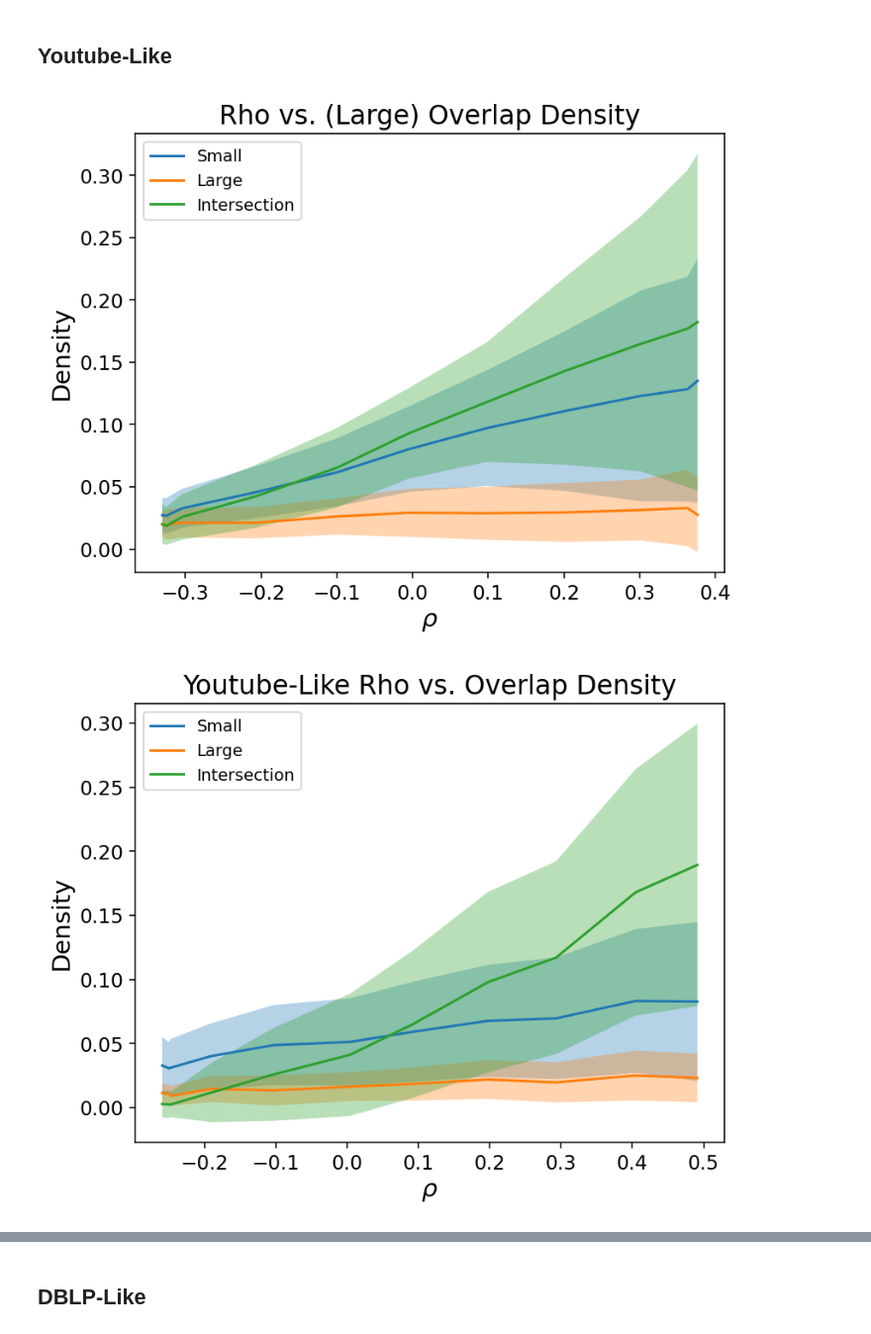
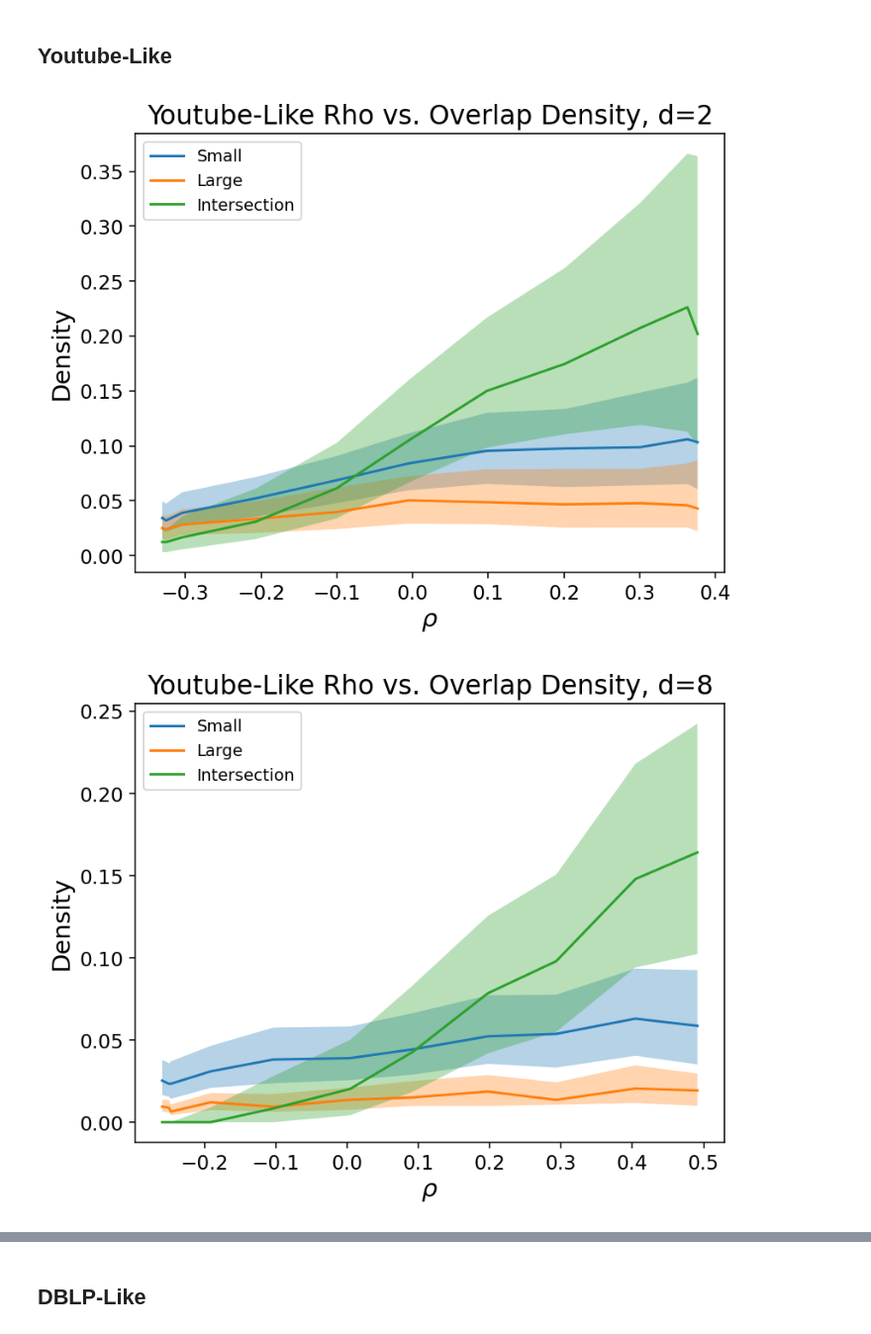
Before and after one commit to ftheberge/ABCDoo_Experiments, a Jupyter notebook: GraphProperties/density_vs_rho.ipynb, the cells around one changed output, grey strips where cells are left out. Shown at 99% size. Drawn from its saved outputs; the diff is of its cells as text; code cells hidden in the pictures.

Commit message:
Update plots and size bound

```diff
--- a/GraphProperties/density_vs_rho.ipynb
+++ b/GraphProperties/density_vs_rho.ipynb
@@ -12,17 +12,20 @@ def communities(comms):
             communities[c].add(i)
     return list(communities.values())
 
-def get_overlap_densities(g, coms, LARGE=25):
+def get_overlap_densities(g, coms, LARGE=50):
     large_overlaps = set()
     for i in range(len(coms)):
         for j in range(i):
-            if len(coms[i].intersection(coms[j])) >= LARGE:
+            intersection_size = len(coms[i].intersection(coms[j]))
+            if (intersection_size >= LARGE
+                and intersection_size < len(coms[i])/2
+                and intersection_size < len(coms[j])/2 ):
                 large_overlaps.add((i,j))
 
     small_density = []
     large_density = []
     intersection_density = []
-    for k, (i,j) in enumerate(large_overlaps):
+    for k, (i,j) in enumerate(tqdm(large_overlaps)):
         if len(coms[i]) < len(coms[j]):
             small_com = coms[i]
             large_com = coms[j]
@@ -44,7 +47,7 @@ def make_plot(graph_name, d, rhos, plot_name, LARGE=10):
     intersection_densities = []
     empirical_rhos = []
 
-    for rho in tqdm(rhos):
+    for rho in rhos:
         g, coms = load_abcdoo(f"{graph_name}_d{d}_rho{rho}_edge.dat", f"{graph_name}_d{d}_rho{rho}_com.dat")
         # Compute Overlap Densities
         s,l,i = get_overlap_densities(g, coms, LARGE=LARGE)
@@ -56,13 +59,17 @@ def make_plot(graph_name, d, rhos, plot_name, LARGE=10):
         degrees = np.array(g.degree())
         empirical_rhos.append(np.corrcoef(degrees, coms_per_node)[0, 1])
 
-    ms = np.array([np.mean(x) for x in small_densities])
-    ml = np.array([np.mean(x) for x in large_densities])
-    mi = np.array([np.mean(x) for x in intersection_densities])
+    ms = np.array([np.median(x) for x in small_densities])
+    ml = np.array([np.median(x) for x in large_densities])
+    mi = np.array([np.median(x) for x in intersection_densities])
 
-    stds = np.array([np.std(x) for x in small_densities])
-    stdl = np.array([np.std(x) for x in large_densities])
-    stdi = np.array([np.std(x) for x in intersection_densities])
+    q25s = np.array([np.quantile(x, 0.25) for x in small_densities])
+    q25l = np.array([np.quantile(x, 0.25) for x in large_densities])
+    q25i = np.array([np.quantile(x, 0.25) for x in intersection_densities])
+
+    q75s = np.array([np.quantile(x, 0.75) for x in small_densities])
+    q75l = np.array([np.quantile(x, 0.75) for x in large_densities])
+    q75i = np.array([np.quantile(x, 0.75) for x in intersection_densities])
 
     # Sort Empirical_rhos to make plot nicer
     empirical_rhos = np.array(empirical_rhos)
@@ -72,9 +79,9 @@ def make_plot(graph_name, d, rhos, plot_name, LARGE=10):
     plt.plot(empirical_rhos[s], ml[s], label="Large")
     plt.plot(empirical_rhos[s], mi[s], label="Intersection")
 
-    plt.fill_between(empirical_rhos[s], (ms-stds)[s], (ms+stds)[s], alpha=0.33)
-    plt.fill_between(empirical_rhos[s], (ml-stdl)[s], (ml+stdl)[s], alpha=0.33)
-    plt.fill_between(empirical_rhos[s], (mi-stdi)[s], (mi+stdi)[s], alpha=0.33)
+    plt.fill_between(empirical_rhos[s], q25s[s], q75s[s], alpha=0.33)
+    plt.fill_between(empirical_rhos[s], q25l[s], q75l[s], alpha=0.33)
+    plt.fill_between(empirical_rhos[s], q25i[s], q75i[s], alpha=0.33)
 
     plt.legend()
     plt.xlabel(r"$\rho$", fontsize=15)
@@ -89,17 +96,17 @@ def make_plot(graph_name, d, rhos, plot_name, LARGE=10):
 # %%
 d=2
 name="data/abcdoo_youtube"
 rhos = [-0.5, -0.4, -0.3, -0.2, -0.1, 0.0, 0.1, 0.2, 0.3, 0.4, 0.5]
-make_plot(name, d, rhos, "Youtube-Like D=2 Rho vs. Overlap Density")
+make_plot(name, d, rhos, "Youtube-Like Rho vs. Overlap Density, d=2")
 # %% [output]
-[figure, old version]
+[figure, new version]
 # %%
 d=8
 name="data/abcdoo_youtube"
 rhos = [-0.5, -0.4, -0.3, -0.2, -0.1, 0.0, 0.1, 0.2, 0.3, 0.4, 0.5]
-make_plot(name, d, rhos, "Youtube-Like D=8 Rho vs. Overlap Density")
+make_plot(name, d, rhos, "Youtube-Like Rho vs. Overlap Density, d=8")
 # %% [output]
-[figure, old version]
+[figure, new version]
 # %%
 d=64
 name="data/abcdoo_youtube"
```
Also changed, not shown: parts of 7 cells of this notebook.
